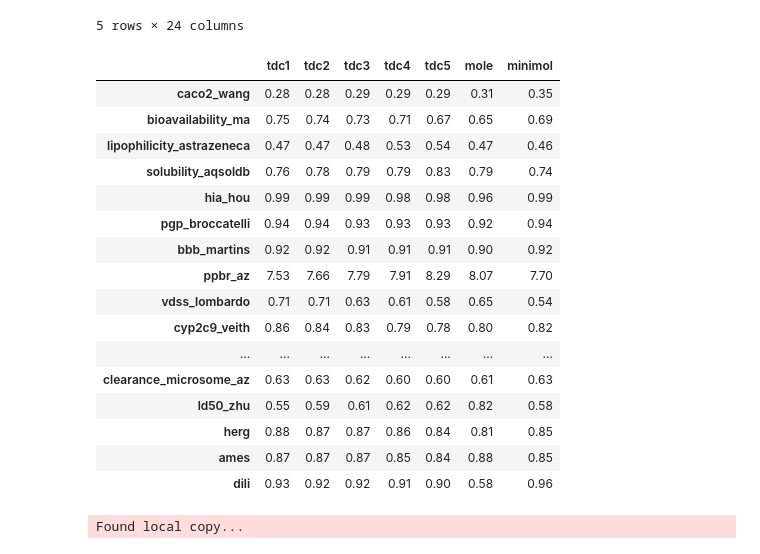
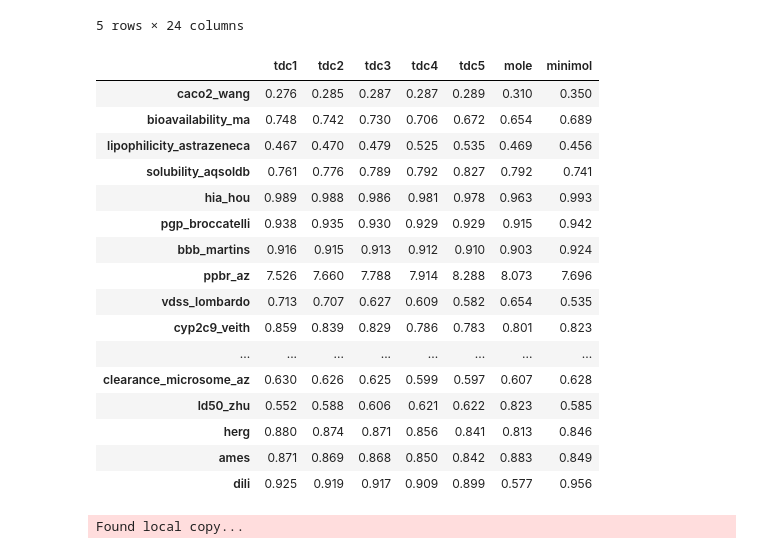
Before and after one commit to graphcore-research/minimol, a Jupyter notebook: notebooks/downstream_multitask.ipynb, the cells around one changed output. Cells and saved outputs as stored; diff of their text form; code cells hidden in the pictures.

```diff
--- a/notebooks/downstream_multitask.ipynb
+++ b/notebooks/downstream_multitask.ipynb
@@ -13,6 +13,7 @@ from tdc.benchmark_group import admet_group
 
 from torch.nn import MSELoss as mse_loss
 from torch.nn import BCEWithLogitsLoss as bce_loss
+from torch.nn import CrossEntropyLoss as ce_loss
 from torch.utils.data import Dataset
 from torch.utils.data import DataLoader
 
@@ -86,7 +87,7 @@ else:
         num_mols += len(temp_df)
         df = pd.merge(df, temp_df, on='smiles', how='outer')
 
-        task_losses[name] = bce_loss() if len(mols_test['Y'].unique()) == 2 else mse_loss()
+        task_losses[name] = ce_loss() if len(mols_test['Y'].unique()) == 2 else mse_loss()
         test_dataloaders[name] = DataLoader(AdmetDataset(mols_test), batch_size=batch_size, shuffle=False)
         validation_dataloaders[name] = DataLoader(AdmetDataset(mols_valid), batch_size=batch_size, shuffle=False)
 
@@ -116,11 +117,11 @@ df.head()
 5 rows × 24 columns
 # %%
 tdc_reference = {
-    "tdc1": {"caco2_wang": 0.276, "bioavailability_ma": 0.748, "lipophilicity_astrazeneca": 0.467, "solubility_aqsoldb": 0.761, "hia_hou": 0.989, "pgp_broccatelli": 0.938, "bbb_martins": 0.916, "ppbr_az": 7.526, "vdss_lombardo": 0.713, "cyp2c9_veith": 0.859, "cyp2d6_veith": 0.790, "cyp3a4_veith": 0.916, "cyp2c9_substrate_carbonmangels": 0.474, "cyp2d6_substrate_carbonmangels": 0.736, "cyp3a4_substrate_carbonmangels": 0.662, "half_life_obach": 0.562, "clearance_hepatocyte_az": 0.498, "clearance_microsome_az": 0.630, "ld50_zhu": 0.552, "herg": 0.880, "ames": 0.871, "dili": 0.925},
-    "tdc2": {'caco2_wang': 0.285, 'bioavailability_ma': 0.742, 'lipophilicity_astrazeneca': 0.470, 'solubility_aqsoldb': 0.776, 'hia_hou': 0.988, 'pgp_broccatelli': 0.935, 'bbb_martins': 0.915, 'ppbr_az': 7.660, 'vdss_lombardo': 0.707, 'cyp2c9_veith': 0.839, 'cyp2d6_veith': 0.739, 'cyp3a4_veith': 0.904, 'cyp2c9_substrate_carbonmangels': 0.437, 'cyp2d6_substrate_carbonmangels': 0.720, 'cyp3a4_substrate_carbonmangels': 0.650, 'half_life_obach': 0.557, 'clearance_hepatocyte_az': 0.466, 'clearance_microsome_az': 0.626, 'ld50_zhu': 0.588, 'herg': 0.874, 'ames': 0.869, 'dili': 0.919},
-    "tdc3": {'caco2_wang': 0.287, 'bioavailability_ma': 0.730, 'lipophilicity_astrazeneca': 0.479, 'solubility_aqsoldb': 0.789, 'hia_hou': 0.986, 'pgp_broccatelli': 0.930, 'bbb_martins': 0.913, 'ppbr_az': 7.788, 'vdss_lombardo': 0.627, 'cyp2c9_veith': 0.829, 'cyp2d6_veith': 0.723, 'cyp3a4_veith': 0.902, 'cyp2c9_substrate_carbonmangels': 0.437, 'cyp2d6_substrate_carbonmangels': 0.713, 'cyp3a4_substrate_carbonmangels': 0.647, 'half_life_obach': 0.547, 'clearance_hepatocyte_az': 0.440, 'clearance_microsome_az': 0.625, 'ld50_zhu': 0.606, 'herg': 0.871, 'ames': 0.868, 'dili': 0.917},
-    "tdc4": {'caco2_wang': 0.287, 'bioavailability_ma': 0.706, 'lipophilicity_astrazeneca': 0.525, 'solubility_aqsoldb': 0.792, 'hia_hou': 0.981, 'pgp_broccatelli': 0.929, 'bbb_martins': 0.912, 'ppbr_az': 7.914, 'vdss_lombardo': 0.609, 'cyp2c9_veith': 0.786, 'cyp2d6_veith': 0.721, 'cyp3a4_veith': 0.881, 'cyp2c9_substrate_carbonmangels': 0.433, 'cyp2d6_substrate_carbonmangels': 0.704, 'cyp3a4_substrate_carbonmangels': 0.640, 'half_life_obach': 0.544, 'clearance_hepatocyte_az': 0.439, 'clearance_microsome_az': 0.599, 'ld50_zhu': 0.621, 'herg': 0.856, 'ames': 0.850, 'dili': 0.909},
-    "tdc5": {'caco2_wang': 0.289, 'bioavailability_ma': 0.672, 'lipophilicity_astrazeneca': 0.535, 'solubility_aqsoldb': 0.827, 'hia_hou': 0.978, 'pgp_broccatelli': 0.929, 'bbb_martins': 0.910, 'ppbr_az': 8.288, 'vdss_lombardo': 0.582, 'cyp2c9_veith': 0.783, 'cyp2d6_veith': 0.673, 'cyp3a4_veith': 0.876, 'cyp2c9_substrate_carbonmangels': 0.415, 'cyp2d6_substrate_carbonmangels': 0.686, 'cyp3a4_substrate_carbonmangels': 0.639, 'half_life_obach': 0.438, 'clearance_hepatocyte_az': 0.431, 'clearance_microsome_az': 0.597, 'ld50_zhu': 0.622, 'herg': 0.841, 'ames': 0.842, 'dili': 0.899},
+    "tdc1":     {"caco2_wang": 0.276, "bioavailability_ma": 0.748, "lipophilicity_astrazeneca": 0.467, "solubility_aqsoldb": 0.761, "hia_hou": 0.989, "pgp_broccatelli": 0.938, "bbb_martins": 0.916, "ppbr_az": 7.526, "vdss_lombardo": 0.713, "cyp2c9_veith": 0.859, "cyp2d6_veith": 0.790, "cyp3a4_veith": 0.916, "cyp2c9_substrate_carbonmangels": 0.474, "cyp2d6_substrate_carbonmangels": 0.736, "cyp3a4_substrate_carbonmangels": 0.662, "half_life_obach": 0.562, "clearance_hepatocyte_az": 0.498, "clearance_microsome_az": 0.630, "ld50_zhu": 0.552, "herg": 0.880, "ames": 0.871, "dili": 0.925},
+    "tdc2":     {'caco2_wang': 0.285, 'bioavailability_ma': 0.742, 'lipophilicity_astrazeneca': 0.470, 'solubility_aqsoldb': 0.776, 'hia_hou': 0.988, 'pgp_broccatelli': 0.935, 'bbb_martins': 0.915, 'ppbr_az': 7.660, 'vdss_lombardo': 0.707, 'cyp2c9_veith': 0.839, 'cyp2d6_veith': 0.739, 'cyp3a4_veith': 0.904, 'cyp2c9_substrate_carbonmangels': 0.437, 'cyp2d6_substrate_carbonmangels': 0.720, 'cyp3a4_substrate_carbonmangels': 0.650, 'half_life_obach': 0.557, 'clearance_hepatocyte_az': 0.466, 'clearance_microsome_az': 0.626, 'ld50_zhu': 0.588, 'herg': 0.874, 'ames': 0.869, 'dili': 0.919},
+    "tdc3":     {'caco2_wang': 0.287, 'bioavailability_ma': 0.730, 'lipophilicity_astrazeneca': 0.479, 'solubility_aqsoldb': 0.789, 'hia_hou': 0.986, 'pgp_broccatelli': 0.930, 'bbb_martins': 0.913, 'ppbr_az': 7.788, 'vdss_lombardo': 0.627, 'cyp2c9_veith': 0.829, 'cyp2d6_veith': 0.723, 'cyp3a4_veith': 0.902, 'cyp2c9_substrate_carbonmangels': 0.437, 'cyp2d6_substrate_carbonmangels': 0.713, 'cyp3a4_substrate_carbonmangels': 0.647, 'half_life_obach': 0.547, 'clearance_hepatocyte_az': 0.440, 'clearance_microsome_az': 0.625, 'ld50_zhu': 0.606, 'herg': 0.871, 'ames': 0.868, 'dili': 0.917},
+    "tdc4":     {'caco2_wang': 0.287, 'bioavailability_ma': 0.706, 'lipophilicity_astrazeneca': 0.525, 'solubility_aqsoldb': 0.792, 'hia_hou': 0.981, 'pgp_broccatelli': 0.929, 'bbb_martins': 0.912, 'ppbr_az': 7.914, 'vdss_lombardo': 0.609, 'cyp2c9_veith': 0.786, 'cyp2d6_veith': 0.721, 'cyp3a4_veith': 0.881, 'cyp2c9_substrate_carbonmangels': 0.433, 'cyp2d6_substrate_carbonmangels': 0.704, 'cyp3a4_substrate_carbonmangels': 0.640, 'half_life_obach': 0.544, 'clearance_hepatocyte_az': 0.439, 'clearance_microsome_az': 0.599, 'ld50_zhu': 0.621, 'herg': 0.856, 'ames': 0.850, 'dili': 0.909},
+    "tdc5":     {'caco2_wang': 0.289, 'bioavailability_ma': 0.672, 'lipophilicity_astrazeneca': 0.535, 'solubility_aqsoldb': 0.827, 'hia_hou': 0.978, 'pgp_broccatelli': 0.929, 'bbb_martins': 0.910, 'ppbr_az': 8.288, 'vdss_lombardo': 0.582, 'cyp2c9_veith': 0.783, 'cyp2d6_veith': 0.673, 'cyp3a4_veith': 0.876, 'cyp2c9_substrate_carbonmangels': 0.415, 'cyp2d6_substrate_carbonmangels': 0.686, 'cyp3a4_substrate_carbonmangels': 0.639, 'half_life_obach': 0.438, 'clearance_hepatocyte_az': 0.431, 'clearance_microsome_az': 0.597, 'ld50_zhu': 0.622, 'herg': 0.841, 'ames': 0.842, 'dili': 0.899},
     "mole":     {"caco2_wang": 0.310, "bioavailability_ma": 0.654, "lipophilicity_astrazeneca": 0.469, "solubility_aqsoldb": 0.792, "hia_hou": 0.963, "pgp_broccatelli": 0.915, "bbb_martins": 0.903, "ppbr_az": 8.073, "vdss_lombardo": 0.654, "cyp2c9_veith": 0.801, "cyp2d6_veith": 0.682, "cyp3a4_veith": 0.877, "cyp2c9_substrate_carbonmangels": 0.446, "cyp2d6_substrate_carbonmangels": 0.699, "cyp3a4_substrate_carbonmangels": 0.670, "half_life_obach": 0.549, "clearance_hepatocyte_az": 0.381, "clearance_microsome_az": 0.607, "ld50_zhu": 0.823, "herg": 0.813, "ames": 0.883, "dili": 0.577},
     "minimol":  {"caco2_wang": 0.350, "bioavailability_ma": 0.689, "lipophilicity_astrazeneca": 0.456, "solubility_aqsoldb": 0.741, "hia_hou": 0.993, "pgp_broccatelli": 0.942, "bbb_martins": 0.924, "ppbr_az": 7.696, "vdss_lombardo": 0.535, "cyp2c9_veith": 0.823, "cyp2d6_veith": 0.719, "cyp3a4_veith": 0.877, "cyp2c9_substrate_carbonmangels": 0.474, "cyp2d6_substrate_carbonmangels": 0.695, "cyp3a4_substrate_carbonmangels": 0.663, "half_life_obach": 0.495, "clearance_hepatocyte_az": 0.446, "clearance_microsome_az": 0.628, "ld50_zhu": 0.585, "herg": 0.846, "ames": 0.849, "dili": 0.956}
 }
@@ -166,49 +167,49 @@ def evaluate_new_model(df, new_model_dict, new_model_name):
 
     rank_column = f"{new_model_name}_rank"
     df[rank_column] = df.apply(rank_row, axis=1)[new_model_name]
 
     cols = df.columns.tolist()
     cols.insert(0, cols.pop(cols.index('metrics')))
     df = df[cols]
 
     return df
 
 
 def get_scores(df, models: list = ['tdc1', 'tdc2', 'tdc3', 'tdc4', 'tdc5', 'mole', 'minimol', 'this_run']):
     global metrics
 
     scores = {}
     for model in models:
         total_score = 0
         for dataset, metric in metrics.items():
             score = df.loc[dataset, model]
             score_min = df.loc[dataset, models].min()
             score_max = df.loc[dataset, models].max()
             total_score += score if metric in ['AUROC', 'AUPRC', 'Spearman'] else 1 - (score - score_min) / (score_max - score_min)
         scores[model] = total_score
 
     return scores
 
 
 result_reference_df
 # %% [output]
 |  | tdc1 | tdc2 | tdc3 | tdc4 | tdc5 | mole | minimol |
-| caco2_wang | 0.28 | 0.28 | 0.29 | 0.29 | 0.29 | 0.31 | 0.35 |
-| bioavailability_ma | 0.75 | 0.74 | 0.73 | 0.71 | 0.67 | 0.65 | 0.69 |
-| lipophilicity_astrazeneca | 0.47 | 0.47 | 0.48 | 0.53 | 0.54 | 0.47 | 0.46 |
-| solubility_aqsoldb | 0.76 | 0.78 | 0.79 | 0.79 | 0.83 | 0.79 | 0.74 |
-| hia_hou | 0.99 | 0.99 | 0.99 | 0.98 | 0.98 | 0.96 | 0.99 |
-| pgp_broccatelli | 0.94 | 0.94 | 0.93 | 0.93 | 0.93 | 0.92 | 0.94 |
-| bbb_martins | 0.92 | 0.92 | 0.91 | 0.91 | 0.91 | 0.90 | 0.92 |
-| ppbr_az | 7.53 | 7.66 | 7.79 | 7.91 | 8.29 | 8.07 | 7.70 |
-| vdss_lombardo | 0.71 | 0.71 | 0.63 | 0.61 | 0.58 | 0.65 | 0.54 |
-| cyp2c9_veith | 0.86 | 0.84 | 0.83 | 0.79 | 0.78 | 0.80 | 0.82 |
+| caco2_wang | 0.276 | 0.285 | 0.287 | 0.287 | 0.289 | 0.310 | 0.350 |
+| bioavailability_ma | 0.748 | 0.742 | 0.730 | 0.706 | 0.672 | 0.654 | 0.689 |
+| lipophilicity_astrazeneca | 0.467 | 0.470 | 0.479 | 0.525 | 0.535 | 0.469 | 0.456 |
+| solubility_aqsoldb | 0.761 | 0.776 | 0.789 | 0.792 | 0.827 | 0.792 | 0.741 |
+| hia_hou | 0.989 | 0.988 | 0.986 | 0.981 | 0.978 | 0.963 | 0.993 |
+| pgp_broccatelli | 0.938 | 0.935 | 0.930 | 0.929 | 0.929 | 0.915 | 0.942 |
+| bbb_martins | 0.916 | 0.915 | 0.913 | 0.912 | 0.910 | 0.903 | 0.924 |
+| ppbr_az | 7.526 | 7.660 | 7.788 | 7.914 | 8.288 | 8.073 | 7.696 |
+| vdss_lombardo | 0.713 | 0.707 | 0.627 | 0.609 | 0.582 | 0.654 | 0.535 |
+| cyp2c9_veith | 0.859 | 0.839 | 0.829 | 0.786 | 0.783 | 0.801 | 0.823 |
 | ... | ... | ... | ... | ... | ... | ... | ... |
-| clearance_microsome_az | 0.63 | 0.63 | 0.62 | 0.60 | 0.60 | 0.61 | 0.63 |
-| ld50_zhu | 0.55 | 0.59 | 0.61 | 0.62 | 0.62 | 0.82 | 0.58 |
-| herg | 0.88 | 0.87 | 0.87 | 0.86 | 0.84 | 0.81 | 0.85 |
-| ames | 0.87 | 0.87 | 0.87 | 0.85 | 0.84 | 0.88 | 0.85 |
-| dili | 0.93 | 0.92 | 0.92 | 0.91 | 0.90 | 0.58 | 0.96 |
+| clearance_microsome_az | 0.630 | 0.626 | 0.625 | 0.599 | 0.597 | 0.607 | 0.628 |
+| ld50_zhu | 0.552 | 0.588 | 0.606 | 0.621 | 0.622 | 0.823 | 0.585 |
+| herg | 0.880 | 0.874 | 0.871 | 0.856 | 0.841 | 0.813 | 0.846 |
+| ames | 0.871 | 0.869 | 0.868 | 0.850 | 0.842 | 0.883 | 0.849 |
+| dili | 0.925 | 0.919 | 0.917 | 0.909 | 0.899 | 0.577 | 0.956 |
 # %%
 import json
 
```
Also changed, not shown: parts of 3 cells of this notebook, 6 other files.
